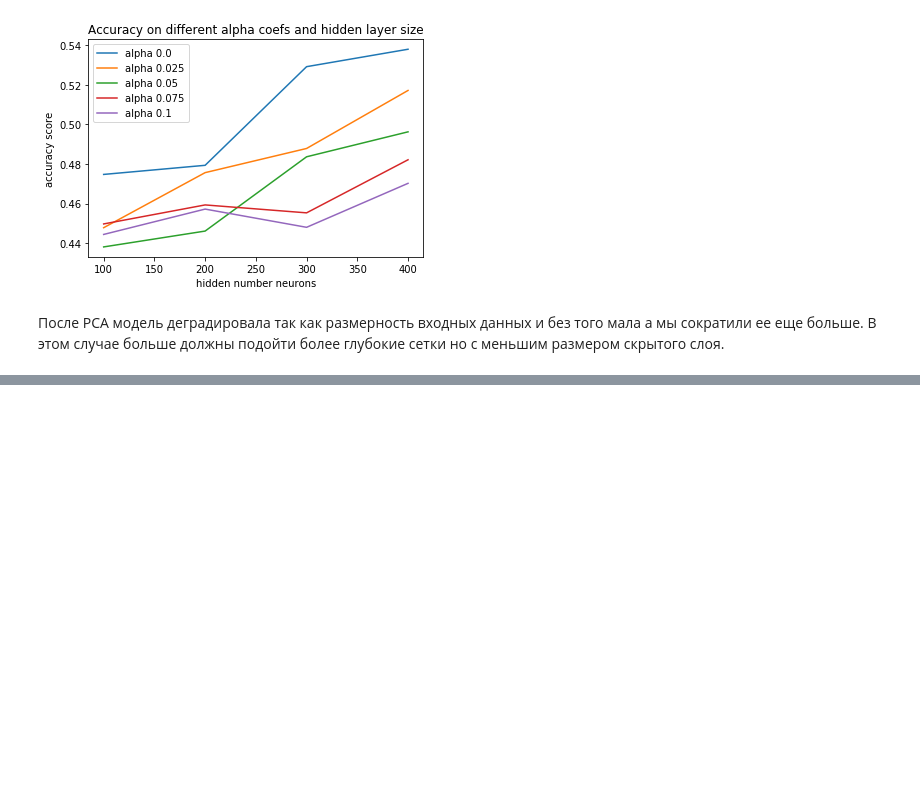
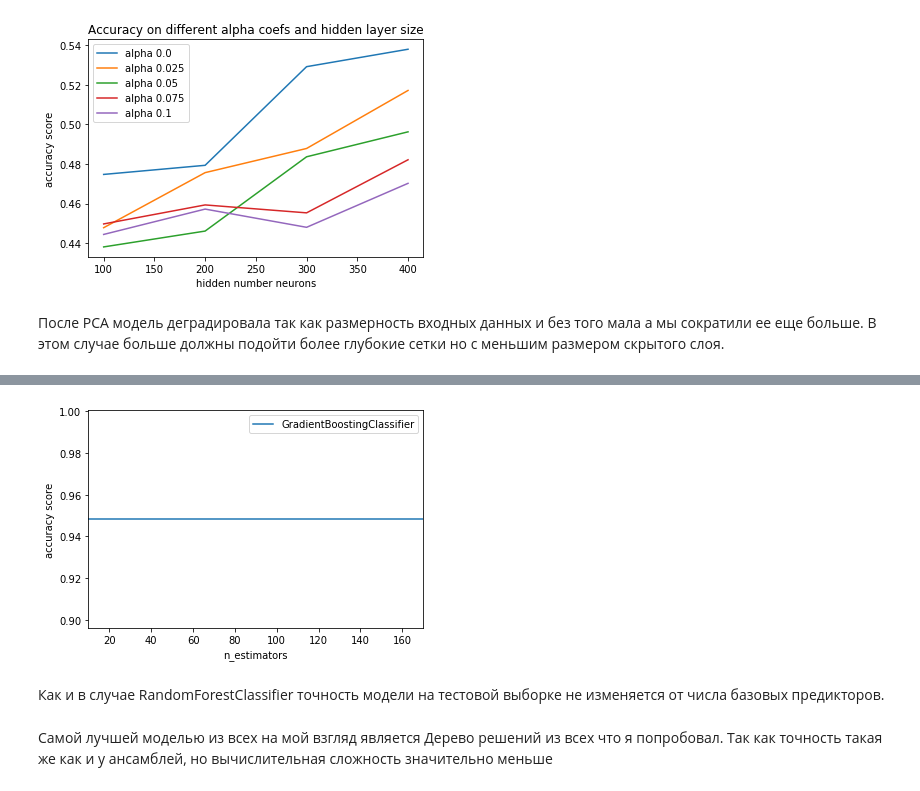
Before and after one commit to Northengard/HSE_ML_COURSE, a Jupyter notebook: spanish-high-speed-rail-tickets-pricing.ipynb, the cells around one changed output, grey strips where cells are left out. Saved outputs shown, nothing was run; the diff lists cells and outputs as text; code cells hidden in the pictures; blank space fills up the shorter version.

```diff
--- a/spanish-high-speed-rail-tickets-pricing.ipynb
+++ b/spanish-high-speed-rail-tickets-pricing.ipynb
@@ -1190,0 +1234,50 @@ plt.show()
+# %%
+# n_estimators = range(min_estimators, max_estimators + 1, 20)
+
+ensemble_clfs = [
+    ("GradientBoostingClassifier",
+        GradientBoostingClassifier()),
+#     ("GradientBoostingClassifier",
+#         GradientBoostingClassifier())
+]
+
+
+error_rate = OrderedDict((label, []) for label, _ in ensemble_clfs)
+acc_rate = OrderedDict((label, []) for label, _ in ensemble_clfs)
+
+
+for label, clf in ensemble_clfs:
+    for i in range(min_estimators, max_estimators + 1, 20):
+            clf.set_params(n_estimators=i, random_state=42)
+            clf.fit(trainX, trainY)
+
+            # Record the OOB error for each `n_estimators=i` setting.
+#             oob_error = -np.cumsum(clf.oob_improvement_)
+#             error_rate[label].append((i, oob_error))
+            pred = rf.predict(testX[:10000])
+            acc_rate[label].append(accuracy_score(testY[:10000], pred))
+
+# plt.xlim(min_estimators, max_estimators)
+# plt.xlabel("n_estimators")
+# plt.ylabel("OOB error rate")
+# plt.legend(loc="upper right")
+# plt.show()
+plt.plot(range(min_estimators, max_estimators + 1, 20), acc_rate[label], label=label)
+plt.xlim(min_estimators, max_estimators)
+plt.xlabel("n_estimators")
+plt.ylabel("accuracy score")
+plt.legend(loc="upper right")
+plt.show()
+# %%
+plt.plot(range(min_estimators, max_estimators + 1, 20), acc_rate[label], label=label)
+plt.xlim(min_estimators, max_estimators)
+plt.xlabel("n_estimators")
+plt.ylabel("accuracy score")
+plt.legend(loc="upper right")
+plt.show()
+# %% [output]
+[figure, added]
+# %% [markdown]
+Как и в случае RandomForestClassifier точность модели на тестовой выборке не изменяется от числа базовых предикторов.
+# %% [markdown]
+Самой лучшей моделью из всех на мой взгляд является Дерево решений из всех что я попробовал. Так как точность такая же как и у ансамблей, но вычислительная сложность значительно меньше
```
Also changed, not shown: parts of 7 cells of this notebook.
